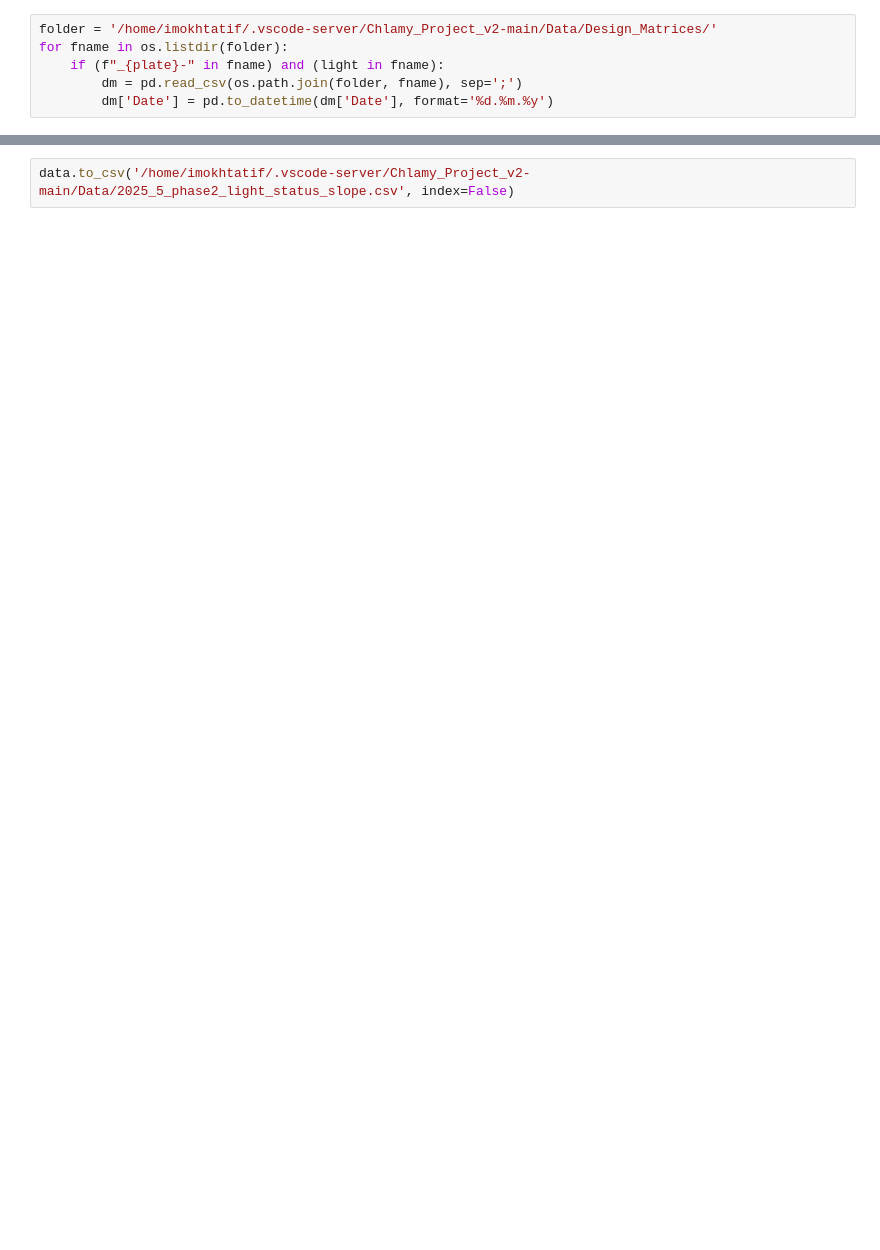
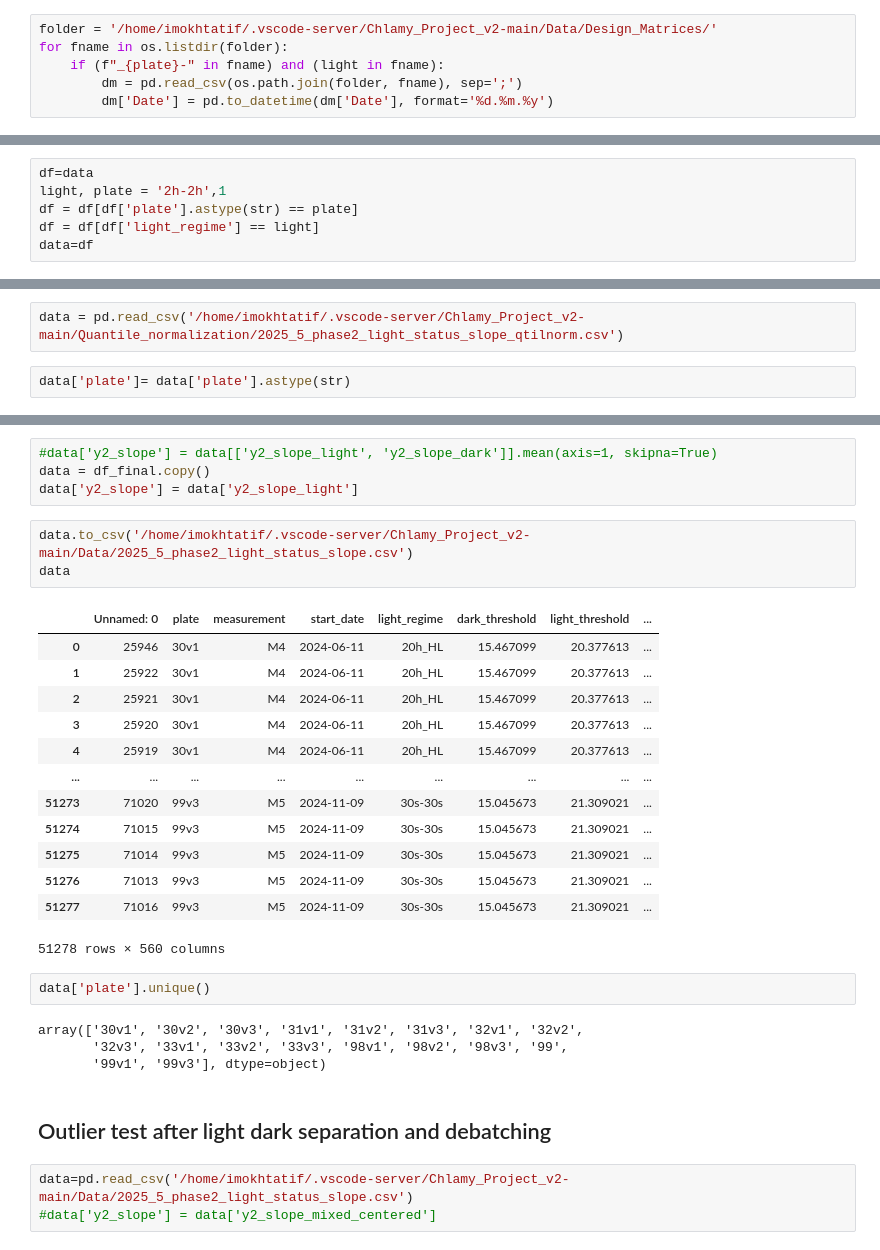
Before and after one commit to Imane-Mkt/Chlamy, a Jupyter notebook: Chlamy_Project_v2-main/Notebooks_Imane/lightanddarkslopes.ipynb, the cells around one changed output, grey strips where cells are left out. Cells and saved outputs as stored; diff of their text form; blank space fills up the shorter version.

Commit message:
Slope computing is now goodgit add /home/imokhtatif/.vscode-server/Chlamy_Project_v2-main/Notebooks_Imane/lightanddarkslopes.ipynb!

```diff
--- a/Chlamy_Project_v2-main/Notebooks_Imane/lightanddarkslopes.ipynb
+++ b/Chlamy_Project_v2-main/Notebooks_Imane/lightanddarkslopes.ipynb
@@ -196,0 +138,6 @@ data = df
+# %%
+df=data
+light, plate = '2h-2h',1
+df = df[df['plate'].astype(str) == plate]
+df = df[df['light_regime'] == light]
+data=df
@@ -197 +148,5 @@ data = df
+# %%
+data = pd.read_csv('/home/imokhtatif/.vscode-server/Chlamy_Project_v2-main/Quantile_normalization/2025_5_phase2_light_status_slope_qtilnorm.csv')
+# %%
+data['plate']= data['plate'].astype(str)
 # %%
@@ -310,2 +320,32 @@ for idx, row in data.iterrows():
+# %%
+#data['y2_slope'] = data[['y2_slope_light', 'y2_slope_dark']].mean(axis=1, skipna=True)
+data = df_final.copy()
+data['y2_slope'] = data['y2_slope_light']
 # %%
-data.to_csv('/home/imokhtatif/.vscode-server/Chlamy_Project_v2-main/Data/2025_5_phase2_light_status_slope.csv', index=False)
+data.to_csv('/home/imokhtatif/.vscode-server/Chlamy_Project_v2-main/Data/2025_5_phase2_light_status_slope.csv')
+data
+# %% [output]
+|  | Unnamed: 0 | plate | measurement | start_date | light_regime | dark_threshold | light_threshold | ... |
+| 0 | 25946 | 30v1 | M4 | 2024-06-11 | 20h_HL | 15.467099 | 20.377613 | ... |
+| 1 | 25922 | 30v1 | M4 | 2024-06-11 | 20h_HL | 15.467099 | 20.377613 | ... |
+| 2 | 25921 | 30v1 | M4 | 2024-06-11 | 20h_HL | 15.467099 | 20.377613 | ... |
+| 3 | 25920 | 30v1 | M4 | 2024-06-11 | 20h_HL | 15.467099 | 20.377613 | ... |
+| 4 | 25919 | 30v1 | M4 | 2024-06-11 | 20h_HL | 15.467099 | 20.377613 | ... |
+| ... | ... | ... | ... | ... | ... | ... | ... | ... |
+| 51273 | 71020 | 99v3 | M5 | 2024-11-09 | 30s-30s | 15.045673 | 21.309021 | ... |
+| 51274 | 71015 | 99v3 | M5 | 2024-11-09 | 30s-30s | 15.045673 | 21.309021 | ... |
+| 51275 | 71014 | 99v3 | M5 | 2024-11-09 | 30s-30s | 15.045673 | 21.309021 | ... |
+| 51276 | 71013 | 99v3 | M5 | 2024-11-09 | 30s-30s | 15.045673 | 21.309021 | ... |
+| 51277 | 71016 | 99v3 | M5 | 2024-11-09 | 30s-30s | 15.045673 | 21.309021 | ... |
+51278 rows × 560 columns
+# %%
+data['plate'].unique()
+# %% [output]
+array(['30v1', '30v2', '30v3', '31v1', '31v2', '31v3', '32v1', '32v2',
+       '32v3', '33v1', '33v2', '33v3', '98v1', '98v2', '98v3', '99',
+       '99v1', '99v3'], dtype=object)
+# %% [markdown]
+## Outlier test after light dark separation and debatching
+# %%
+data=pd.read_csv('/home/imokhtatif/.vscode-server/Chlamy_Project_v2-main/Data/2025_5_phase2_light_status_slope.csv')
+#data['y2_slope'] = data['y2_slope_mixed_centered']
```
Also changed, not shown: parts of 24 cells of this notebook.
